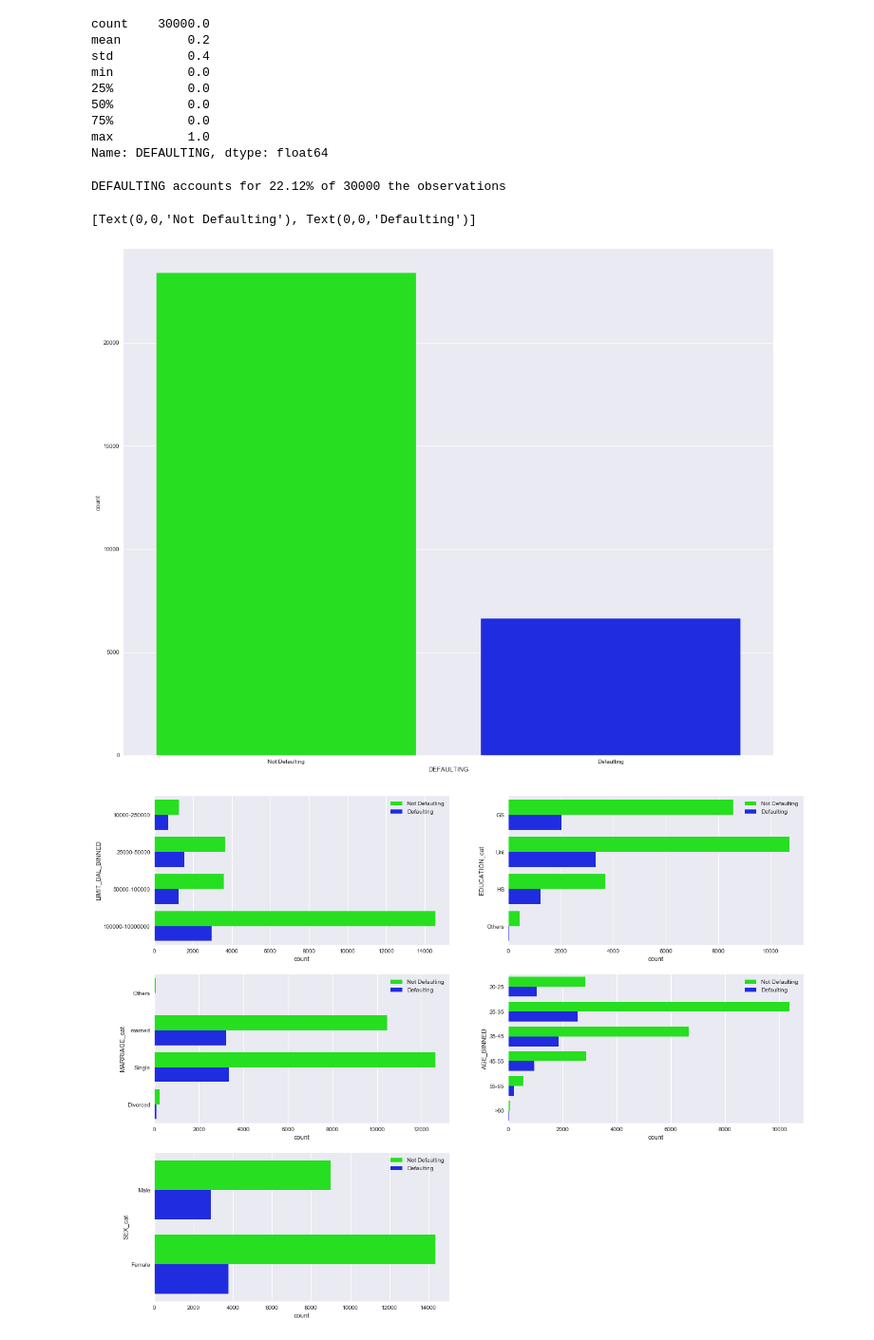
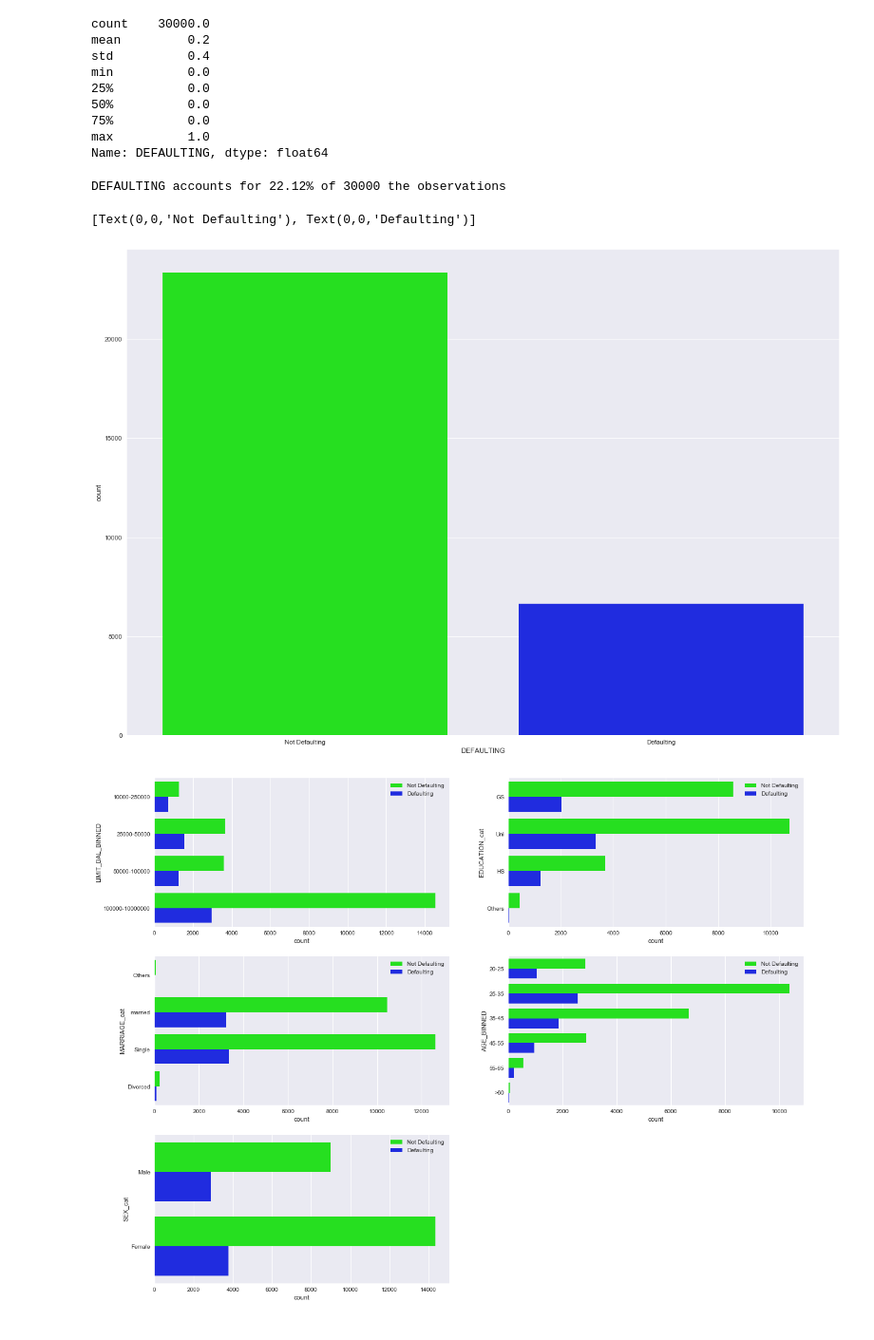
Before and after one commit to greatschism/C5T2, a Jupyter notebook: notebooks/Preprocessing/homework_C5T2.ipynb, the cells around one changed output. Shown at 95% size. Drawn from its saved outputs; the diff is of its cells as text; code cells hidden in the pictures.

```diff
--- a/notebooks/Preprocessing/homework_C5T2.ipynb
+++ b/notebooks/Preprocessing/homework_C5T2.ipynb
@@ -586,17 +587,17 @@ min          0.0
 max          1.0
 Name: DEFAULTING, dtype: float64
 # %%
-ax = plt.figure(figsize=(20,16))
+ax = plt.figure(figsize=(20,14))
 ax.set_facecolor("white")
 d = credit.groupby(['DEFAULTING']).size()
 
 print("DEFAULTING accounts for {}% of {} the observations".format(100* d[1]/(d[1]+d[0]), d[1]+d[0]))
 pp = sns.countplot( x="DEFAULTING", data=credit,  palette='hsv')
 pp.set_xticklabels(['Not Defaulting', 'Defaulting'])
 # %% [output]
 DEFAULTING accounts for 22.12% of 30000 the observations
 [Text(0,0,'Not Defaulting'), Text(0,0,'Defaulting')]
-[figure, old version]
+[figure, new version]
 # %%
 colsx = [ "LIMIT_BAL_BINNED", 'EDUCATION_cat','MARRIAGE_cat', 'AGE_BINNED', 'SEX_cat']
 length = len(colsx)
```
Also changed, not shown: parts of 9 cells of this notebook.
